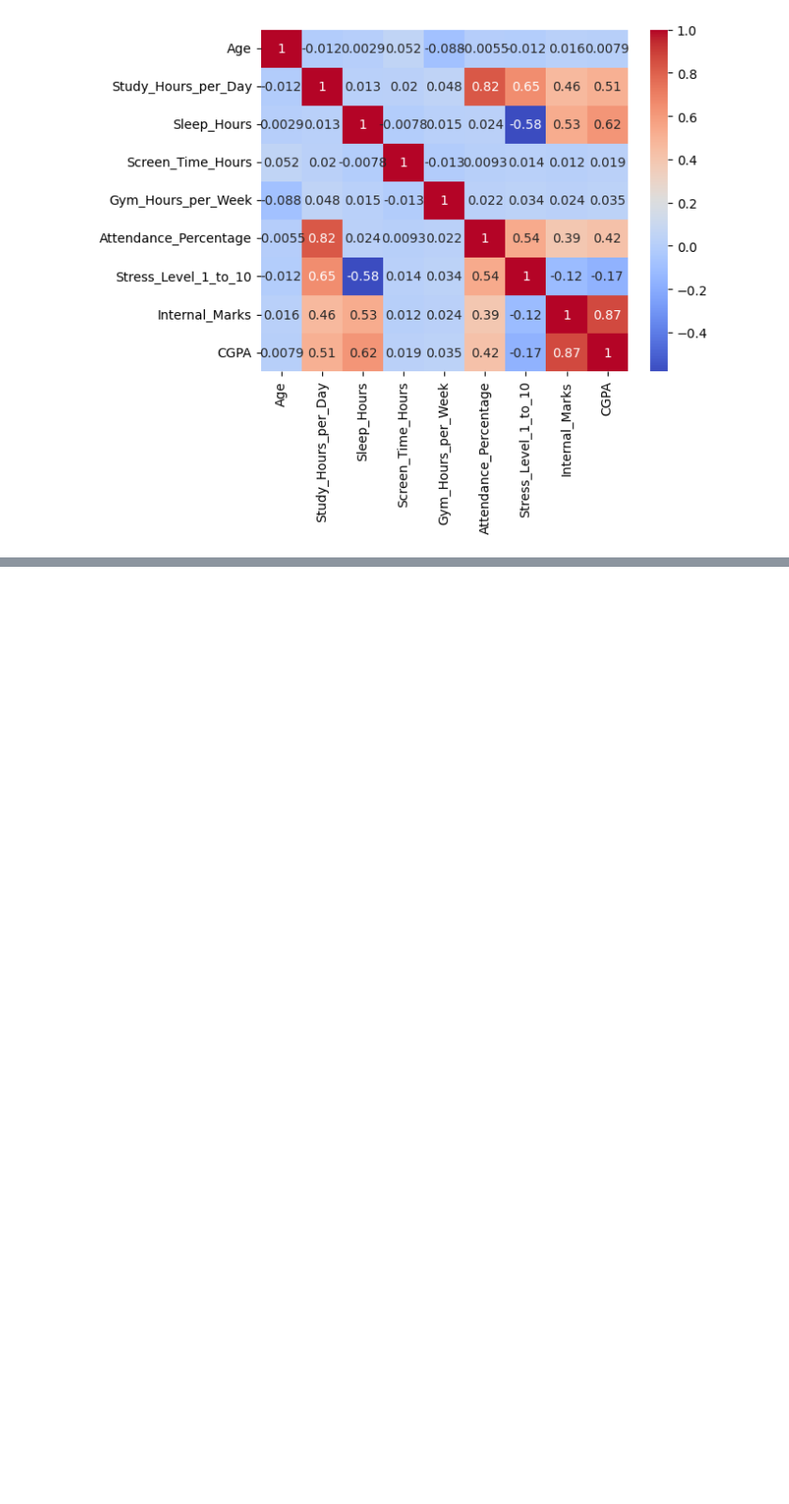
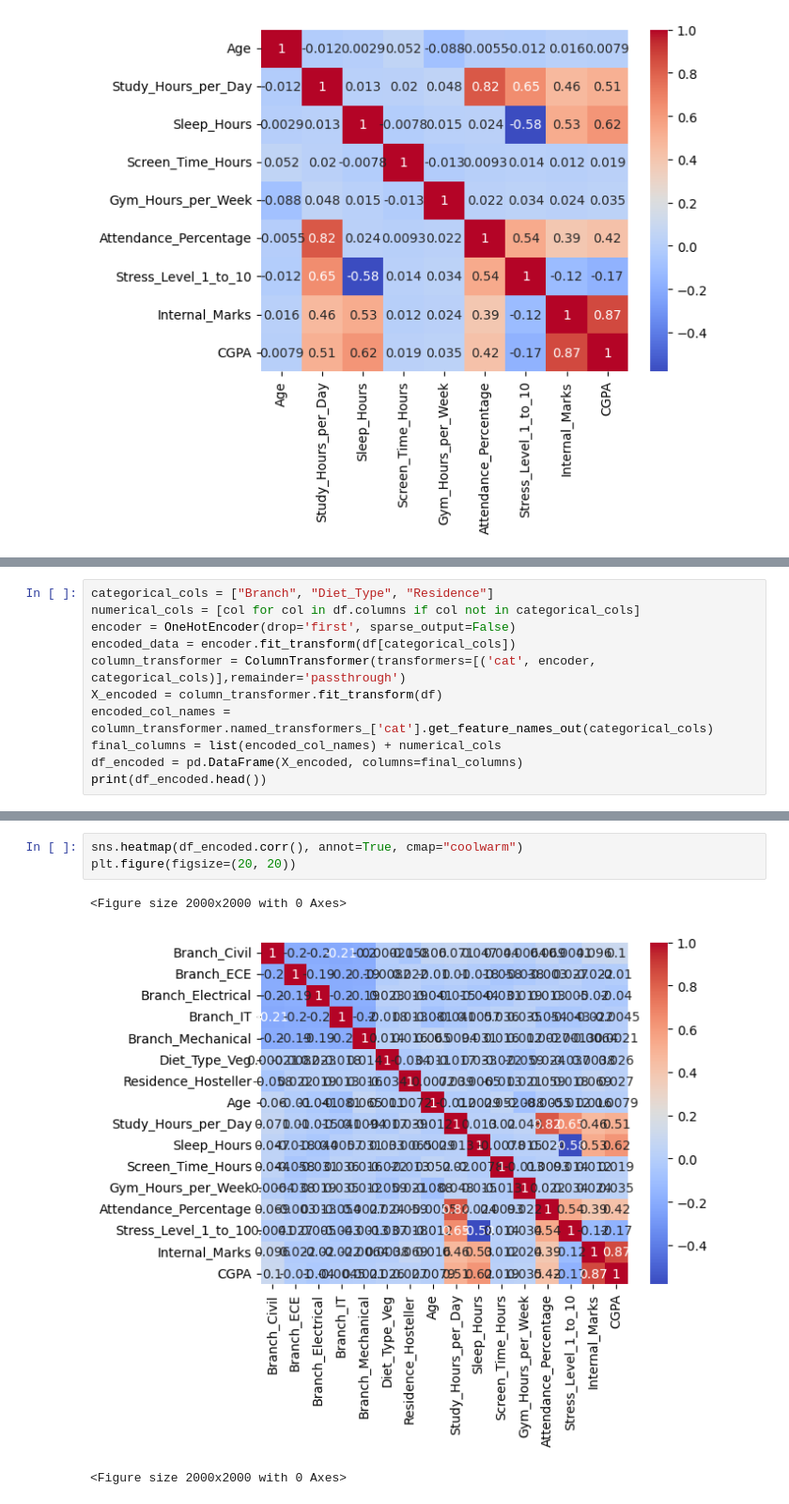
Before and after one commit to KevinUz05/2026A-Project-IA, a Jupyter notebook: linear_regression.ipynb, the cells around one changed output, grey strips where cells are left out. Shown at 94% size. Drawn from its saved outputs; the diff is of its cells as text; blank space fills up the shorter version.

```diff
--- a/linear_regression.ipynb
+++ b/linear_regression.ipynb
@@ -78,0 +111,11 @@ Name: count, dtype: int64
+# %%
+categorical_cols = ["Branch", "Diet_Type", "Residence"]
+numerical_cols = [col for col in df.columns if col not in categorical_cols]
+encoder = OneHotEncoder(drop='first', sparse_output=False)
+encoded_data = encoder.fit_transform(df[categorical_cols])
+column_transformer = ColumnTransformer(transformers=[('cat', encoder, categorical_cols)],remainder='passthrough')
+X_encoded = column_transformer.fit_transform(df)
+encoded_col_names = column_transformer.named_transformers_['cat'].get_feature_names_out(categorical_cols)
+final_columns = list(encoded_col_names) + numerical_cols
+df_encoded = pd.DataFrame(X_encoded, columns=final_columns)
+print(df_encoded.head())
@@ -78,0 +152,7 @@ Name: count, dtype: int64
+# %%
+sns.heatmap(df_encoded.corr(), annot=True, cmap="coolwarm")
+plt.figure(figsize=(20, 20))
+# %% [output]
+<Figure size 2000x2000 with 0 Axes>
+[figure, added]
+<Figure size 2000x2000 with 0 Axes>
```
Also changed, not shown: parts of 6 cells of this notebook.
